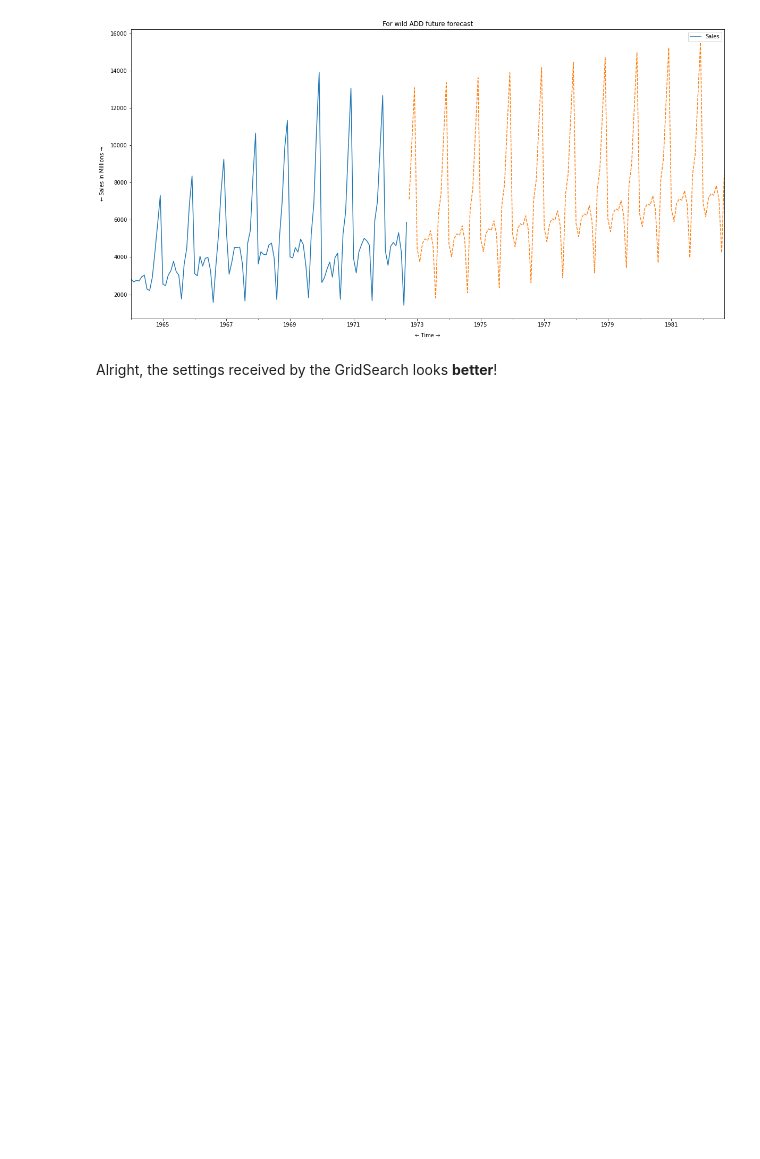
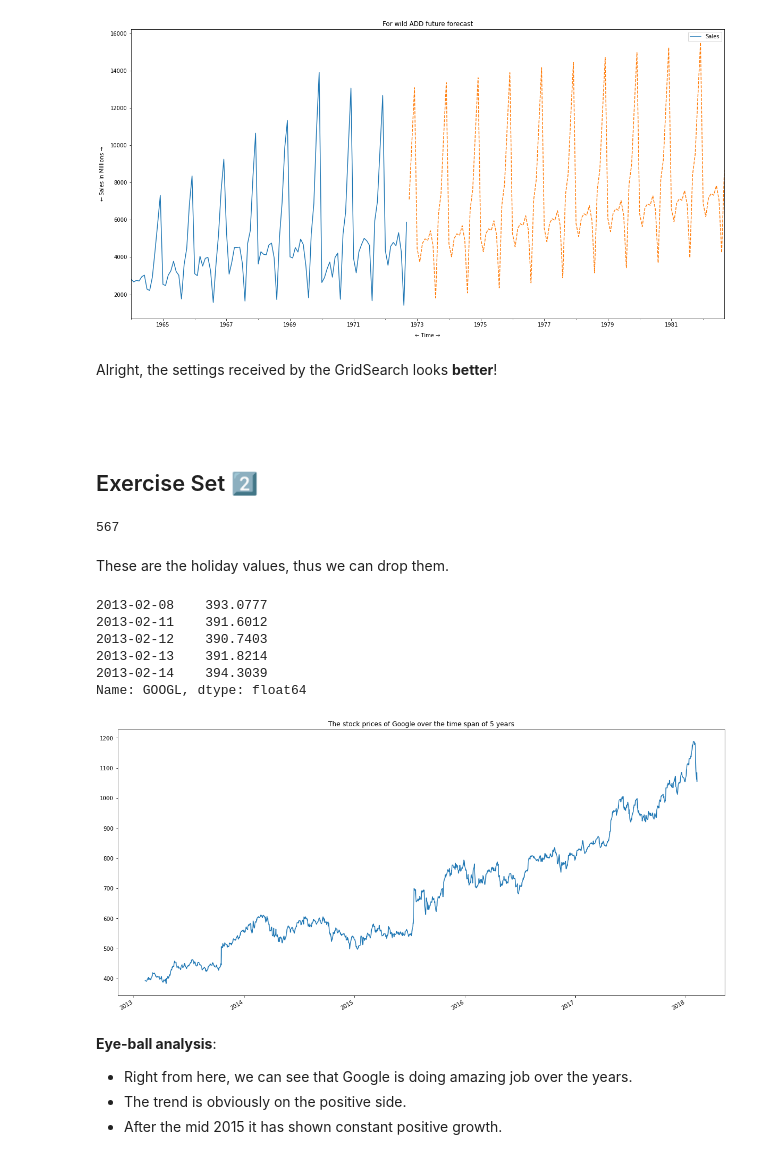
Before and after one commit to AayushSameerShah/TimeSeries-Forecasting, a Jupyter notebook: 2. Exponential Smoothing and ETS/8. Self Exercise.ipynb, the cells around one changed output. Cells and saved outputs as stored; diff of their text form; code cells hidden in the pictures; blank space fills up the shorter version.

Commit message:
Done with 2 exercises, will start the new section

```diff
--- a/2. Exponential Smoothing and ETS/8. Self Exercise.ipynb
+++ b/2. Exponential Smoothing and ETS/8. Self Exercise.ipynb
@@ -252,3 +258,35 @@ plt.ylabel("← Sales in Millions →", labelpad=10);
 Alright, the settings received by the GridSearch looks **better**!
 # %% [markdown]
 #
+# %% [markdown]
+## Exercise Set 2️⃣
+# %%
+df = pd.read_csv("../data/sp500_close.csv",
+                 index_col=0,
+                 parse_dates=True)
+# %%
+df["GOOGL"].isna().sum()
+# %% [output]
+567
+# %% [markdown]
+These are the holiday values, thus we can drop them.
+# %%
+google = df.GOOGL.dropna()
+google.head()
+# %% [output]
+2013-02-08    393.0777
+2013-02-11    391.6012
+2013-02-12    390.7403
+2013-02-13    391.8214
+2013-02-14    394.3039
+Name: GOOGL, dtype: float64
+# %%
+google.plot()
+plt.title("The stock prices of Google over the time span of 5 years");
+# %% [output]
+[figure, added]
+# %% [markdown]
+**Eye-ball analysis**:
+- Right from here, we can see that Google is doing amazing job over the years.
+- The trend is obviously on the positive side.
+- After the mid 2015 it has shown constant positive growth.
```
Also changed, not shown: parts of 63 cells of this notebook, 2 other files.
